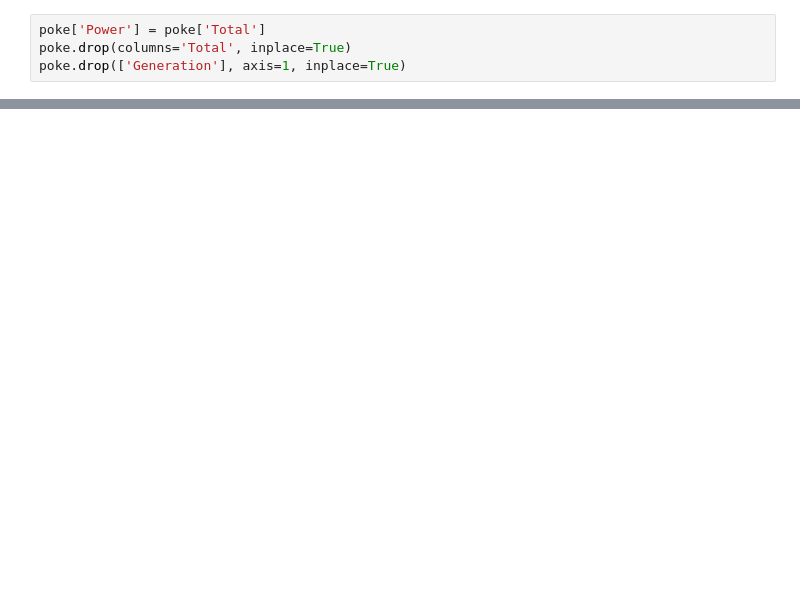
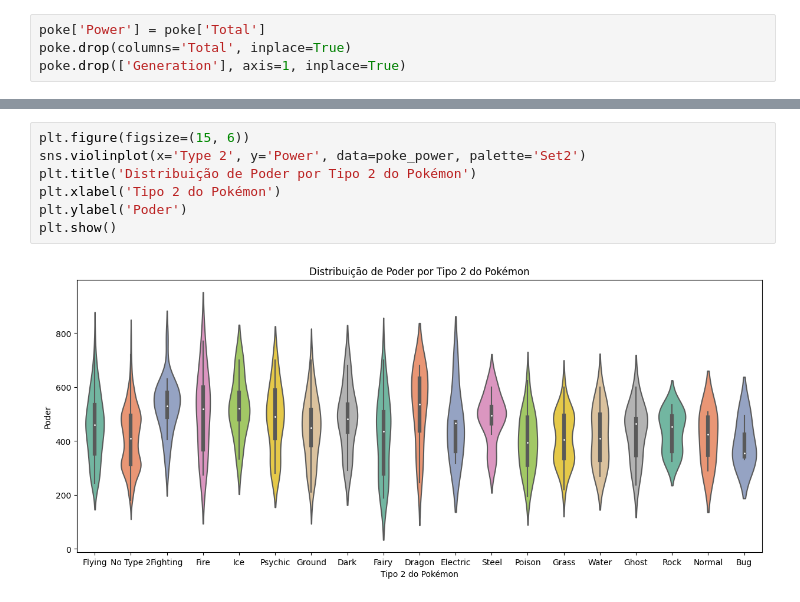
Before and after one commit to SamirMamede/ETL_Bootcamp_Santander_2023, a Jupyter notebook: etl_bonus/etl_pokemon.ipynb, the cells around one changed output, grey strips where cells are left out. Drawn from its saved outputs; the diff is of its cells as text; blank space fills up the shorter version.

```diff
--- a/etl_bonus/etl_pokemon.ipynb
+++ b/etl_bonus/etl_pokemon.ipynb
@@ -27,0 +132,9 @@ display(poke)
+# %%
+plt.figure(figsize=(15, 6))
+sns.violinplot(x='Type 2', y='Power', data=poke_power, palette='Set2')
+plt.title('Distribuição de Poder por Tipo 2 do Pokémon')
+plt.xlabel('Tipo 2 do Pokémon')
+plt.ylabel('Poder')
+plt.show()
+# %% [output]
+[figure, added]
```
Also changed, not shown: parts of 14 cells of this notebook, 3 other files.
